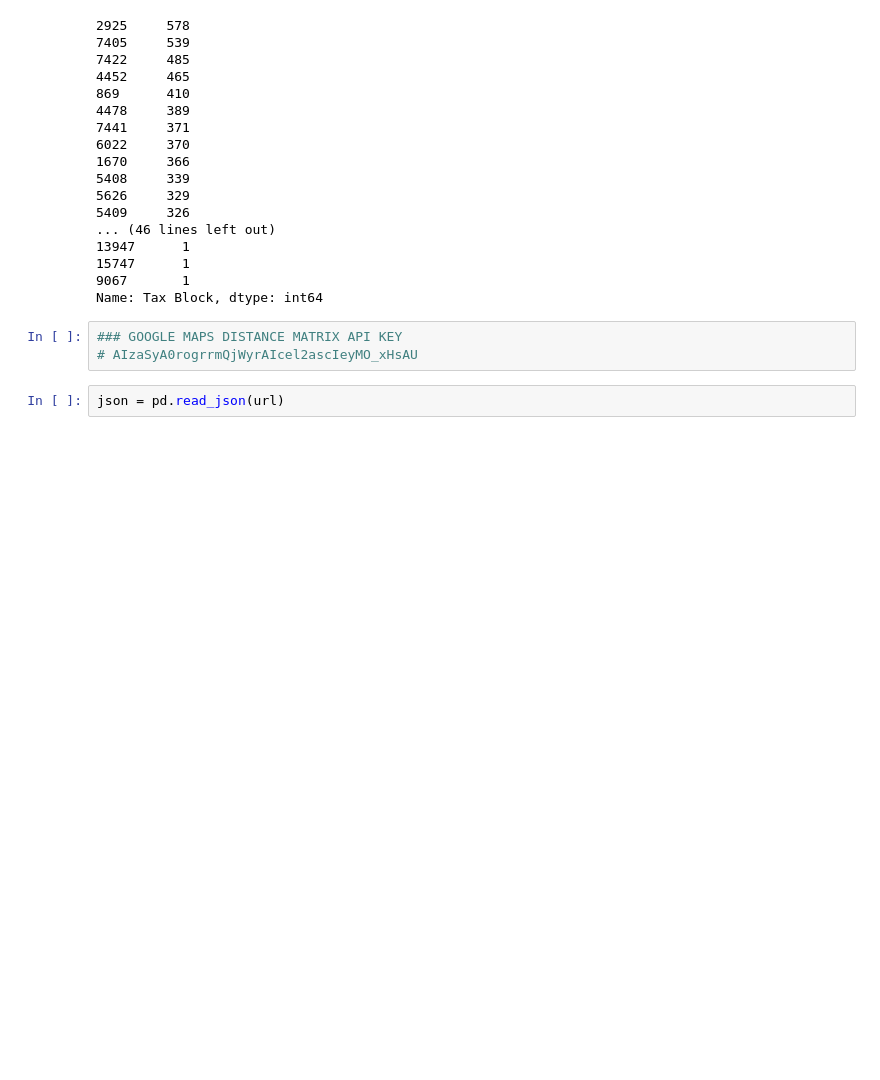
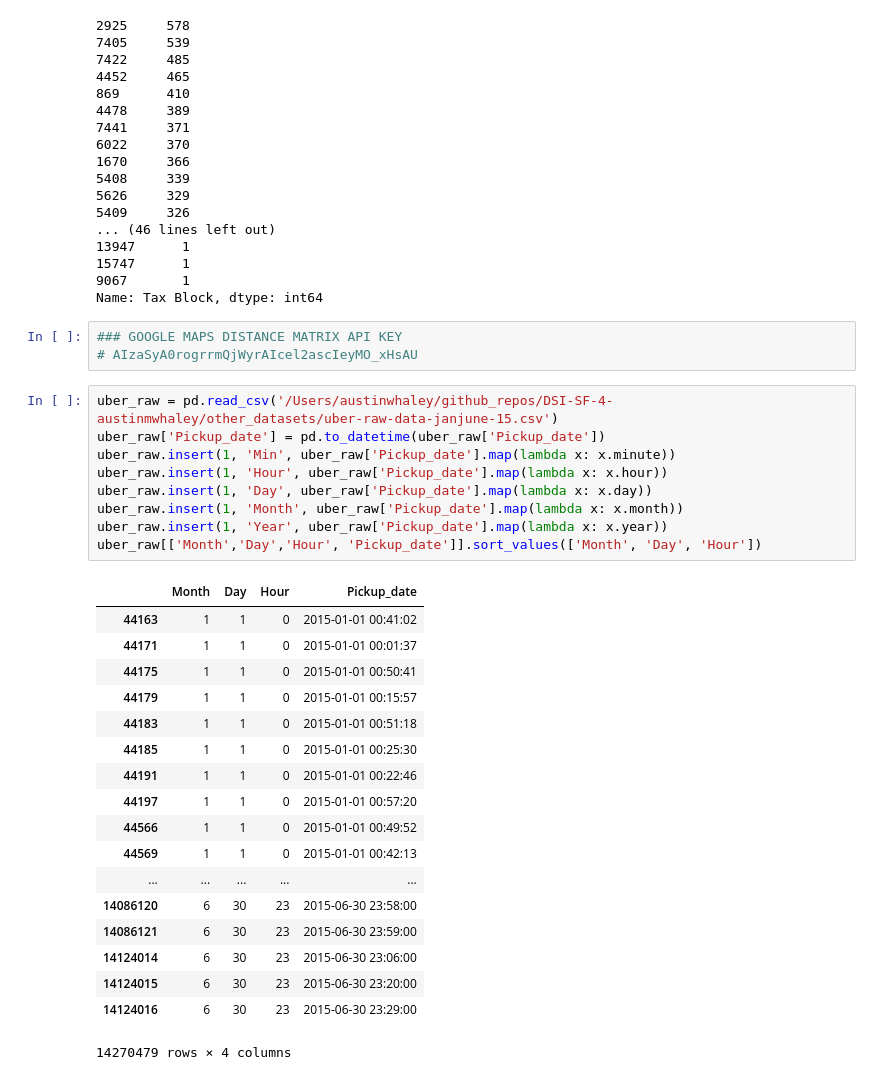
Before and after one commit to austinmwhaley/DSI-SF-4-austinmwhaley, a Jupyter notebook: capstone/uber_delete.ipynb, the cells around one changed output. Drawn from its saved outputs; the diff is of its cells as text; blank space fills up the shorter version.

Commit message:
uber_delete update

```diff
--- a/capstone/uber_delete.ipynb
+++ b/capstone/uber_delete.ipynb
@@ -172,5 +172,31 @@ Name: Tax Block, dtype: int64
 # %%
 ### GOOGLE MAPS DISTANCE MATRIX API KEY
 # AIzaSyA0rogrrmQjWyrAIcel2ascIeyMO_xHsAU
-# %%
-json = pd.read_json(url)
+# %%
+uber_raw = pd.read_csv('/Users/austinwhaley/github_repos/DSI-SF-4-austinmwhaley/other_datasets/uber-raw-data-janjune-15.csv')
+uber_raw['Pickup_date'] = pd.to_datetime(uber_raw['Pickup_date'])
+uber_raw.insert(1, 'Min', uber_raw['Pickup_date'].map(lambda x: x.minute))
+uber_raw.insert(1, 'Hour', uber_raw['Pickup_date'].map(lambda x: x.hour))
+uber_raw.insert(1, 'Day', uber_raw['Pickup_date'].map(lambda x: x.day))
+uber_raw.insert(1, 'Month', uber_raw['Pickup_date'].map(lambda x: x.month))
+uber_raw.insert(1, 'Year', uber_raw['Pickup_date'].map(lambda x: x.year))
+uber_raw[['Month','Day','Hour', 'Pickup_date']].sort_values(['Month', 'Day', 'Hour'])
+# %% [output]
+|  | Month | Day | Hour | Pickup_date |
+| 44163 | 1 | 1 | 0 | 2015-01-01 00:41:02 |
+| 44171 | 1 | 1 | 0 | 2015-01-01 00:01:37 |
+| 44175 | 1 | 1 | 0 | 2015-01-01 00:50:41 |
+| 44179 | 1 | 1 | 0 | 2015-01-01 00:15:57 |
+| 44183 | 1 | 1 | 0 | 2015-01-01 00:51:18 |
+| 44185 | 1 | 1 | 0 | 2015-01-01 00:25:30 |
+| 44191 | 1 | 1 | 0 | 2015-01-01 00:22:46 |
+| 44197 | 1 | 1 | 0 | 2015-01-01 00:57:20 |
+| 44566 | 1 | 1 | 0 | 2015-01-01 00:49:52 |
+| 44569 | 1 | 1 | 0 | 2015-01-01 00:42:13 |
+| ... | ... | ... | ... | ... |
+| 14086120 | 6 | 30 | 23 | 2015-06-30 23:58:00 |
+| 14086121 | 6 | 30 | 23 | 2015-06-30 23:59:00 |
+| 14124014 | 6 | 30 | 23 | 2015-06-30 23:06:00 |
+| 14124015 | 6 | 30 | 23 | 2015-06-30 23:20:00 |
+| 14124016 | 6 | 30 | 23 | 2015-06-30 23:29:00 |
+14270479 rows × 4 columns
```
Also changed, not shown: parts of 12 cells of this notebook.
